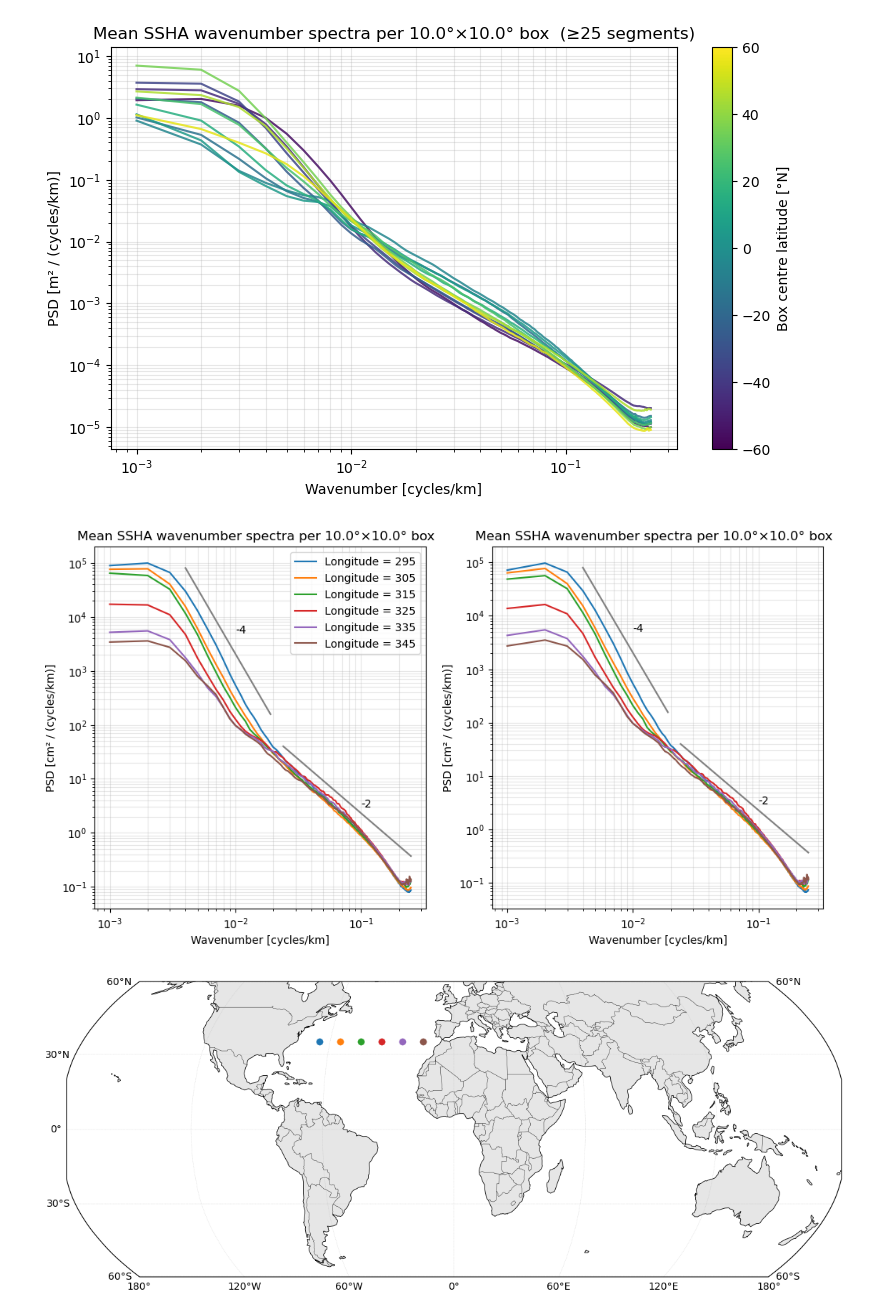
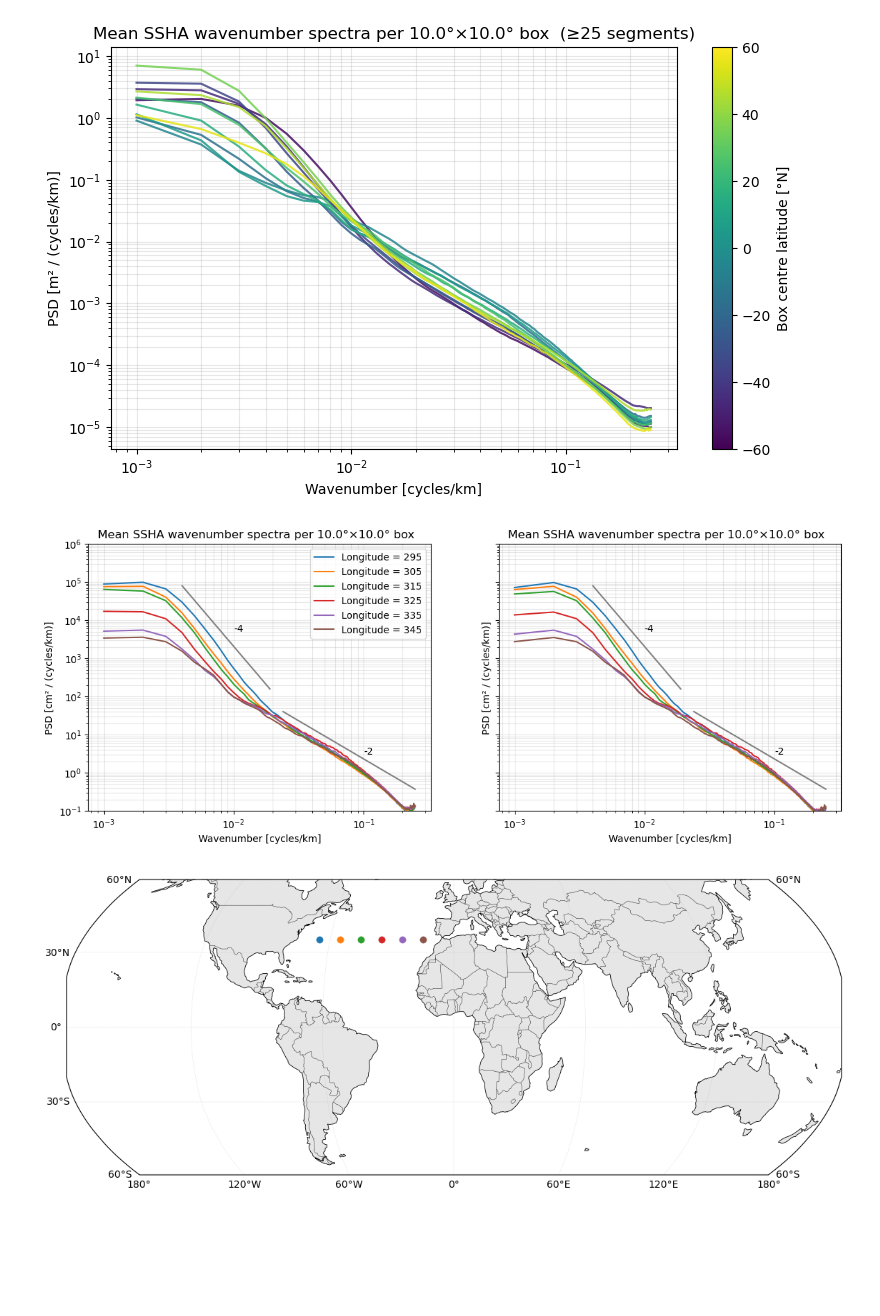
Before and after one commit to zcasparco/SWOT_UHH, a Jupyter notebook: dev/TOPEX_comparison.ipynb, the cells around one changed output. Saved outputs shown, nothing was run; the diff lists cells and outputs as text; code cells hidden in the pictures; blank space fills up the shorter version.

```diff
--- a/dev/TOPEX_comparison.ipynb
+++ b/dev/TOPEX_comparison.ipynb
@@ -302,38 +327,38 @@ fig.tight_layout()
 sub_boxes = ds_boxes.where((ds_boxes.lat_center>=30)& (ds_boxes.lat_center<=40),drop=True)
 # %%
 lon_centers = [295,305,315,325,335,345]
-fig, axs = plt.subplots(1,2,figsize=(12, 6))
+fig, axs = plt.subplots(1,2,figsize=(14, 5),sharey=True)
 ax=axs[0]
 for l in lon_centers:
     psd_plot = sub_boxes.where(sub_boxes.lon_center==l,drop=True).mean_psd
     ax.loglog(psd_plot["wavenumber"][1:], psd_plot[0,1:]*1e4,label=f'Longitude = {l}')
 ax.set_title(f"Mean SSHA wavenumber spectra per {BOX_DEG}°×{BOX_DEG}° box  ")
 ax.legend()
-
+ax.set_ylim(1e-1,1e6)
 ax=axs[1]
 for l in lon_centers:
     psd_plot = sub_boxes.where(sub_boxes.lon_center==l,drop=True).mean_psd2D
     ax.loglog(psd_plot["wavenumber"][1:], psd_plot[0,1:]*1e4,label=f'Longitude = {l}')
 ax.set_title(f"Mean SSHA wavenumber spectra per {BOX_DEG}°×{BOX_DEG}° box  ")
 
 # Reference slopes
 k_ref = sub_boxes["wavenumber"].values[4:20]
 k0    = k_ref[4]
 psd0 = 5e3
 k_ref1 = sub_boxes["wavenumber"].values[24:]
 k01    = k_ref1[24]
 psd01 = 1e1
 
 for ax in axs:
     ax.set_xlabel("Wavenumber [cycles/km]")
     ax.set_ylabel("PSD [cm² / (cycles/km)]")
     ax.grid(True, which="both", alpha=0.3)
     ax.loglog(k_ref, psd0 * (k_ref / k0) ** -4,color='gray')
     ax.text(0.01,5000,'-4')
     ax.loglog(k_ref1, psd01 * (k_ref1 / k01) ** -2,color='gray')
     ax.text(0.1,3,'-2')
 # %% [output]
-[figure, old version]
+[figure, new version]
 # %%
 fig = plt.figure(figsize=((14, 7)))
 ax = plt.axes(projection=ccrs.Robinson())
```
Also changed, not shown: parts of 4 cells of this notebook, 1 other file.
